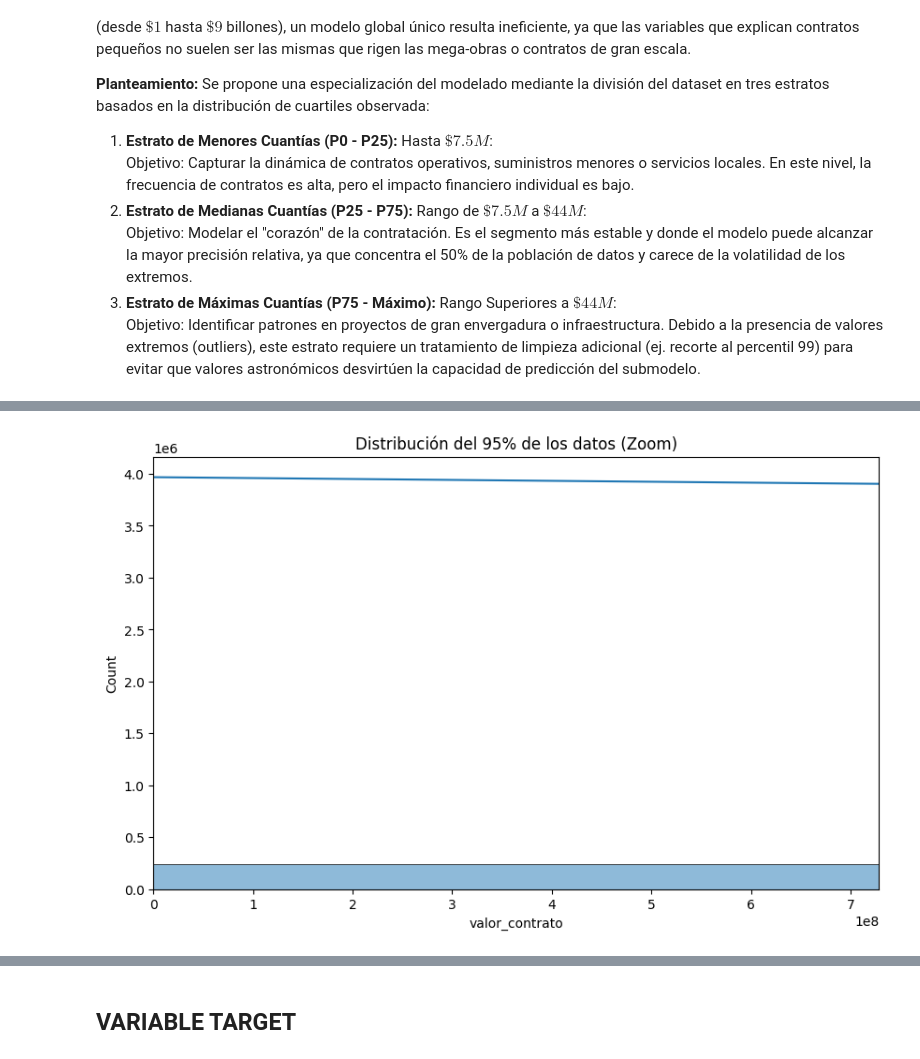
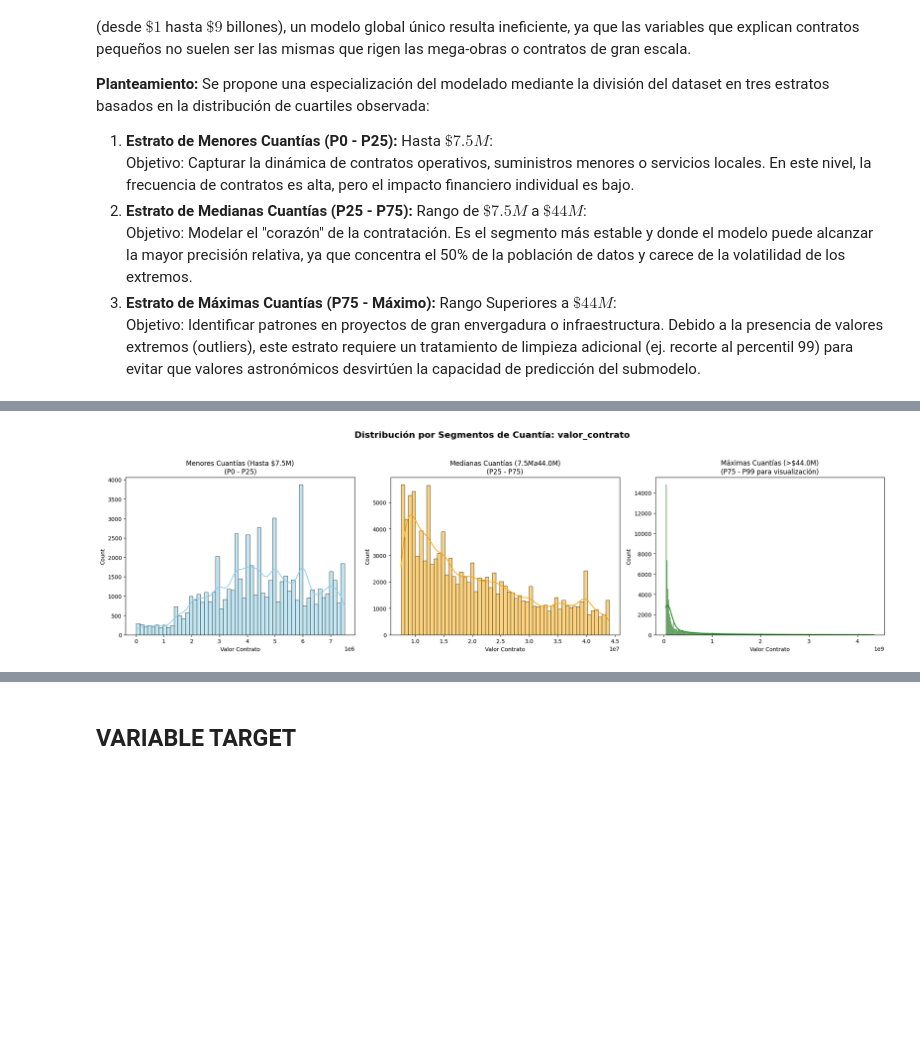
Before and after one commit to aemedina24/proyecto-final, a Jupyter notebook: Proyecyto-final.ipynb, the cells around one changed output, grey strips where cells are left out. Drawn from its saved outputs; the diff is of its cells as text; code cells hidden in the pictures; blank space fills up the shorter version.

Commit message:
modelado con df_menor

```diff
--- a/Proyecyto-final.ipynb
+++ b/Proyecyto-final.ipynb
@@ -492,6 +492,23 @@ df['anio'] = df['fecha_inicio_ejecucion'].dt.year.astype('Int64')
 ponemos como indice del df el numero del contrato
 # %%
 ids = df['numero_del_contrato']
+# %%
+#eliminar columnas que no usaremos en el modelado
+columns_eliminar = ["codigo_entidad_en_secop",
+                    "nombre_de_la_entidad",
+                    "nit_de_la_entidad",
+                    "numero_de_proceso",
+                    "objeto_a_contratar",
+                    "nom_raz_social_contratista",
+                    "documento_proveedor",
+                    "url_contrato",
+                    "numero_del_contrato",
+                    "fecha_de_firma_del_contrato",
+                    "tipo_documento_proveedor",
+                    "fecha_inicio_ejecucion",
+                    "fecha_fin_ejecucion"]
+
+df= df.drop(columns=columns_eliminar).copy()
 # %% [markdown]
 ##  **Análisis Estadístico y Diagnóstico de la Variable target: valor_contrato**
 # %%
@@ -567,9 +570,0 @@ plt.show()
-# %%
-plt.figure(figsize=(10, 6))
-sns.histplot(df['valor_contrato'], kde=True, bins=100)
-# Hacemos zoom hasta el percentil 95 para ignorar los billones
-plt.xlim(0, df['valor_contrato'].quantile(0.95))
-plt.title('Distribución del 95% de los datos (Zoom)')
-plt.show()
-# %% [output]
-[figure, removed]
@@ -580,0 +571,44 @@ plt.show()
+# %%
+import seaborn as sns
+import matplotlib.pyplot as plt
+import numpy as np
+
+def graficar_segmentacion_cuantias(df, columna='valor_contrato'):
+    """
+    Genera tres histogramas basados en la segmentación por cuartiles (P25 y P75).
+    Ayuda a visualizar la distribución de Menores, Medianas y Máximas cuantías.
+    """
+    # 1. Calcular los umbrales
+    p25 = df[columna].quantile(0.25)
+    p75 = df[columna].quantile(0.75)
+
+    # 2. Configurar la figura (1 fila, 3 columnas)
+    fig, axes = plt.subplots(1, 3, figsize=(20, 6))
+    fig.suptitle(f'Distribución por Segmentos de Cuantía: {columna}', fontsize=16, fontweight='bold')
+
+    # --- SEGMENTO 1: Menores Cuantías ---
+    data_menor = df[df[columna] <= p25]
+    sns.histplot(data_menor[columna], kde=True, ax=axes[0], color='skyblue')
+    axes[0].set_title(f'Menores Cuantías (Hasta ${p25/1e6:.1f}M)\n(P0 - P25)')
+    axes[0].set_xlabel('Valor Contrato')
+
+    # --- SEGMENTO 2: Medianas Cuantías ---
+    data_mediana = df[(df[columna] > p25) & (df[columna] <= p75)]
+    sns.histplot(data_mediana[columna], kde=True, ax=axes[1], color='orange')
+    axes[1].set_title(f'Medianas Cuantías (${p25/1e6:.1f}M a ${p75/1e6:.1f}M)\n(P25 - P75)')
+    axes[1].set_xlabel('Valor Contrato')
+
+    # --- SEGMENTO 3: Máximas Cuantías (Con recorte al P99 para que sea visible) ---
+    p99 = df[columna].quantile(0.99)
+    data_maxima = df[(df[columna] > p75) & (df[columna] <= p99)]
+    sns.histplot(data_maxima[columna], kde=True, ax=axes[2], color='green')
+    axes[2].set_title(f'Máximas Cuantías (>${p75/1e6:.1f}M)\n(P75 - P99 para visualización)')
+    axes[2].set_xlabel('Valor Contrato')
+
+    plt.tight_layout(rect=[0, 0.03, 1, 0.95])
+    plt.show()
+
+
+graficar_segmentacion_cuantias(df)
+# %% [output]
+[figure, added]
```
Also changed, not shown: parts of 28 cells of this notebook.
